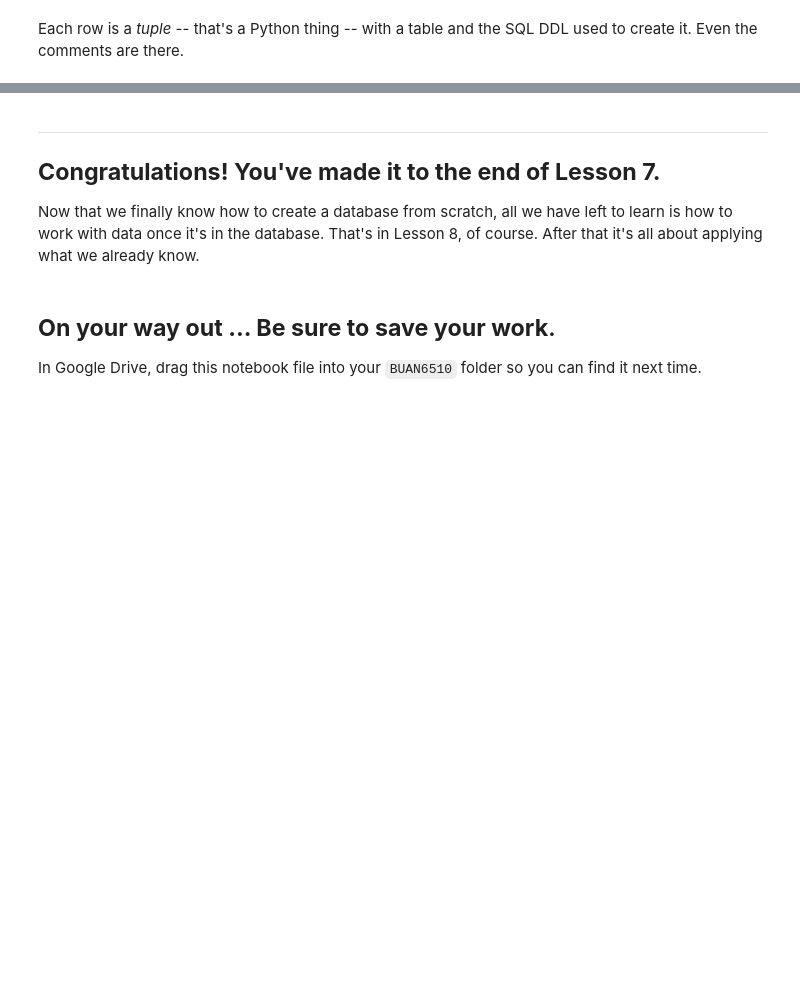
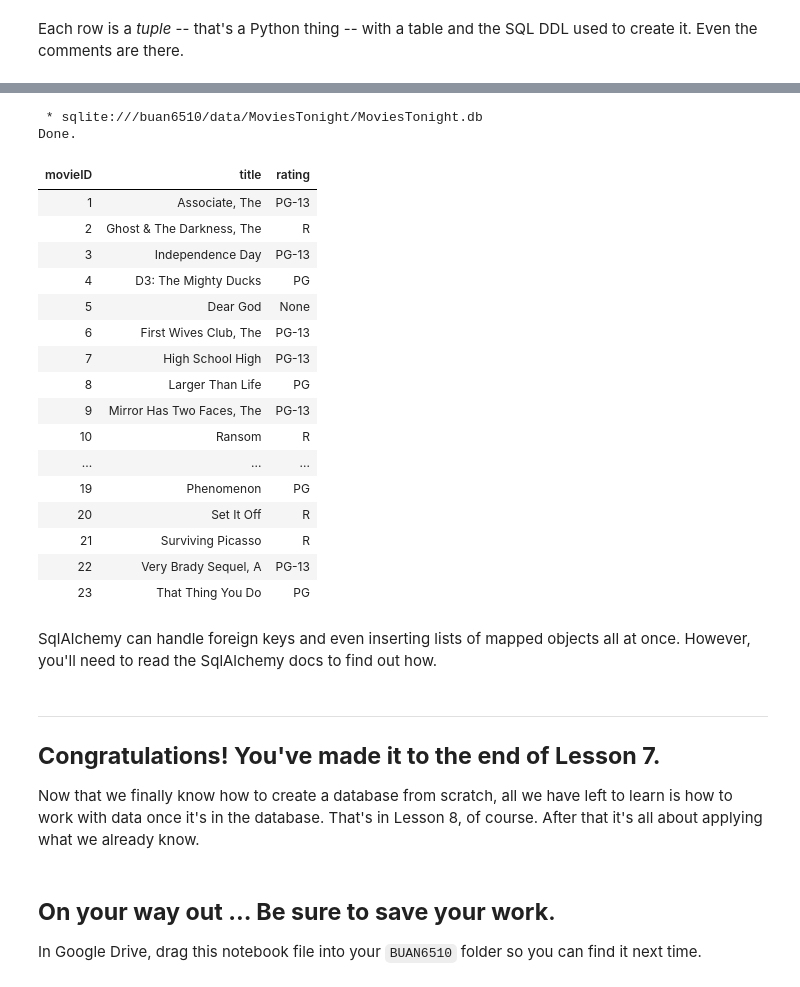
Before and after one commit to kangpyolee/DATA6510, a Jupyter notebook: L7_SQL_DDL.ipynb, the cells around one changed output, grey strips where cells are left out. Saved outputs shown, nothing was run; the diff lists cells and outputs as text; code cells hidden in the pictures; blank space fills up the shorter version.

```diff
--- a/L7_SQL_DDL.ipynb
+++ b/L7_SQL_DDL.ipynb
@@ -714,3 +734,29 @@ session.close()       # any uncommitted changes are rolled back
+# %%
+%%sql
+-- Confirm that the movie was deleted
+SELECT * FROM movies;
+# %% [output]
+ * sqlite:///buan6510/data/MoviesTonight/MoviesTonight.db
+Done.
+| movieID | title | rating |
+| 1 | Associate, The | PG-13 |
+| 2 | Ghost & The Darkness, The | R |
+| 3 | Independence Day | PG-13 |
+| 4 | D3: The Mighty Ducks | PG |
+| 5 | Dear God | None |
+| 6 | First Wives Club, The | PG-13 |
+| 7 | High School High | PG-13 |
+| 8 | Larger Than Life | PG |
+| 9 | Mirror Has Two Faces, The | PG-13 |
+| 10 | Ransom | R |
+| ... | ... | ... |
+| 19 | Phenomenon | PG |
+| 20 | Set It Off | R |
+| 21 | Surviving Picasso | R |
+| 22 | Very Brady Sequel, A | PG-13 |
+| 23 | That Thing You Do | PG |
+# %% [markdown]
+SqlAlchemy can handle foreign keys and even inserting lists of mapped objects all at once. However, you'll need to read the SqlAlchemy docs to find out how.
 # %% [markdown]
 ---
 ## **Congratulations! You've made it to the end of Lesson 7.**
```
Also changed, not shown: parts of 8 cells of this notebook.
